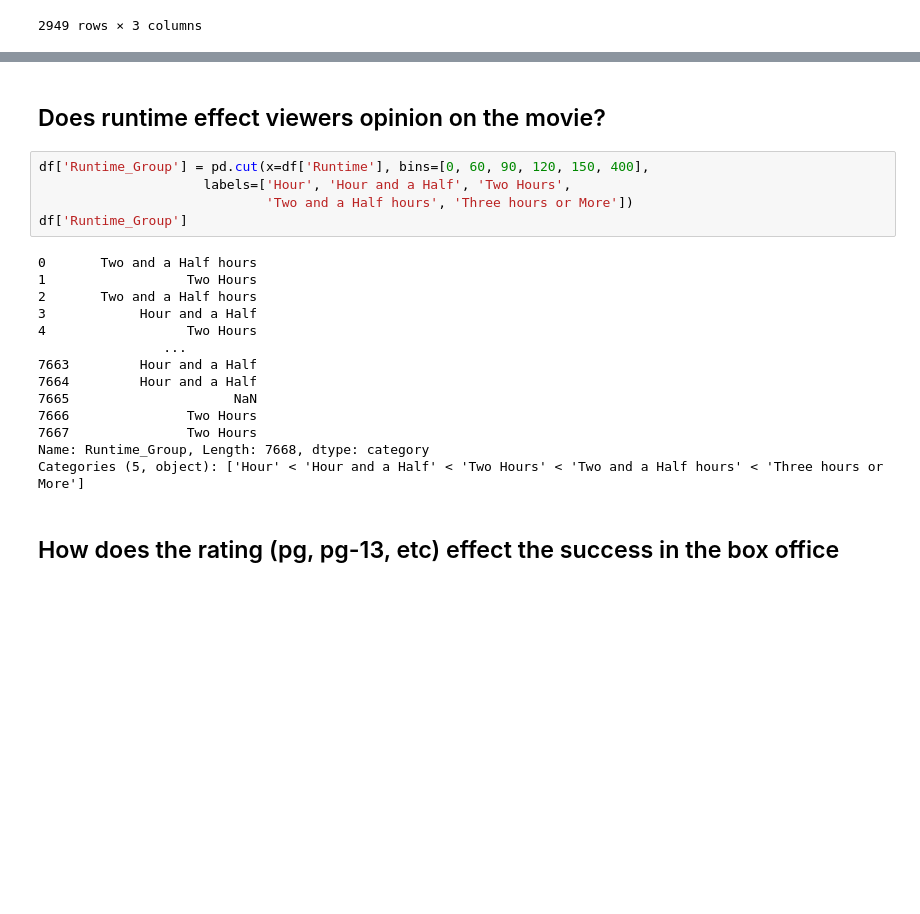
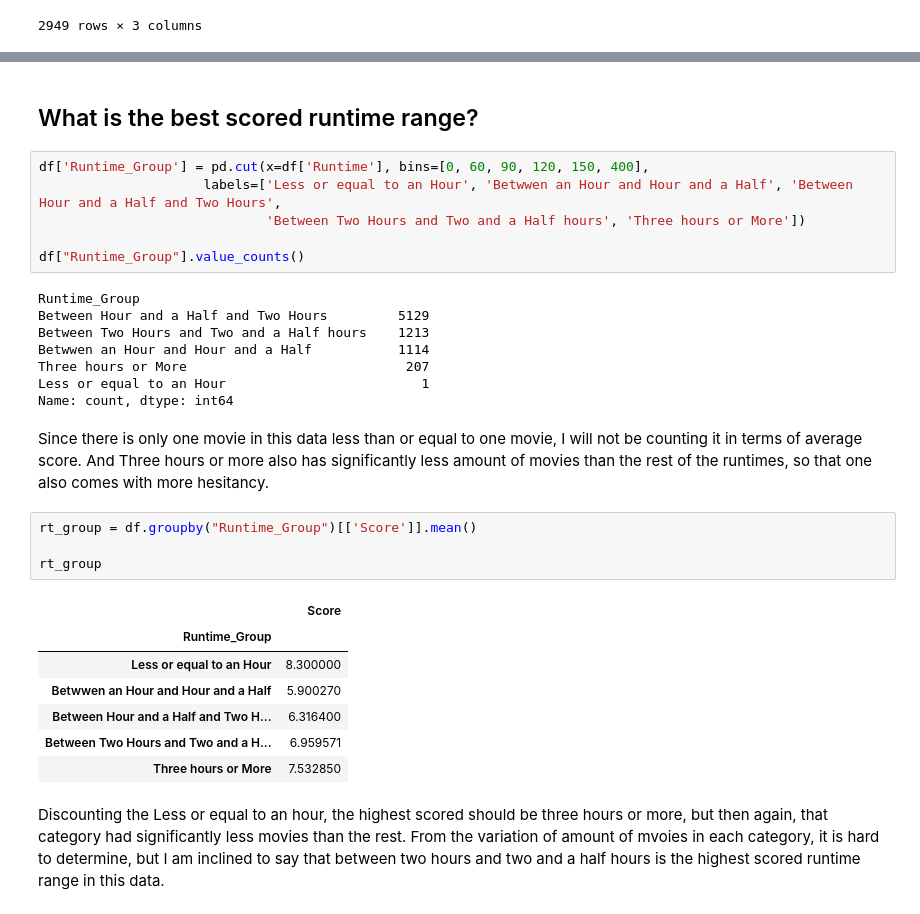
Before and after one commit to Derek15235/Data-Analysis, a Jupyter notebook: dataanalysis.ipynb, the cells around one changed output, grey strips where cells are left out. Cells and saved outputs as stored; diff of their text form; blank space fills up the shorter version.

```diff
--- a/dataanalysis.ipynb
+++ b/dataanalysis.ipynb
@@ -283,23 +283,32 @@ Looking at the lsit fo directors, the director with the best aerage success in t
-# %% [markdown]
-## Does runtime effect viewers opinion on the movie?
+# %% [markdown]
+## What is the best scored runtime range?
 # %%
 df['Runtime_Group'] = pd.cut(x=df['Runtime'], bins=[0, 60, 90, 120, 150, 400],
-                     labels=['Hour', 'Hour and a Half', 'Two Hours',
-                             'Two and a Half hours', 'Three hours or More'])
-df['Runtime_Group']
+                     labels=['Less or equal to an Hour', 'Betwwen an Hour and Hour and a Half', 'Between Hour and a Half and Two Hours',
+                             'Between Two Hours and Two and a Half hours', 'Three hours or More'])
+
+df["Runtime_Group"].value_counts()
 # %% [output]
-0       Two and a Half hours
-1                  Two Hours
-2       Two and a Half hours
-3            Hour and a Half
-4                  Two Hours
-                ...
-7663         Hour and a Half
-7664         Hour and a Half
-7665                     NaN
-7666               Two Hours
-7667               Two Hours
-Name: Runtime_Group, Length: 7668, dtype: category
-Categories (5, object): ['Hour' < 'Hour and a Half' < 'Two Hours' < 'Two and a Half hours' < 'Three hours or More']
+Runtime_Group
+Between Hour and a Half and Two Hours         5129
+Between Two Hours and Two and a Half hours    1213
+Betwwen an Hour and Hour and a Half           1114
+Three hours or More                            207
+Less or equal to an Hour                         1
+Name: count, dtype: int64
-# %% [markdown]
-## How does the rating (pg, pg-13, etc) effect the success in the box office
+# %% [markdown]
+Since there is only one movie in this data less than or equal to one movie, I will not be counting it in terms of average score. And Three hours or more also has significantly less amount of movies than the rest of the runtimes, so that one also comes with more hesitancy.
+# %%
+rt_group = df.groupby("Runtime_Group")[['Score']].mean()
+
+rt_group
+# %% [output]
+|  | Score |
+| Runtime_Group |  |
+| Less or equal to an Hour | 8.300000 |
+| Betwwen an Hour and Hour and a Half | 5.900270 |
+| Between Hour and a Half and Two H... | 6.316400 |
+| Between Two Hours and Two and a H... | 6.959571 |
+| Three hours or More | 7.532850 |
+# %% [markdown]
+Discounting the Less or equal to an hour, the highest scored should be three hours or more, but then again, that category had significantly less movies than the rest. From the variation of amount of mvoies in each category, it is hard to determine, but I am inclined to say that between two hours and two and a half hours is the highest scored runtime range in this data.
```
Also changed, not shown: parts of 4 cells of this notebook.
